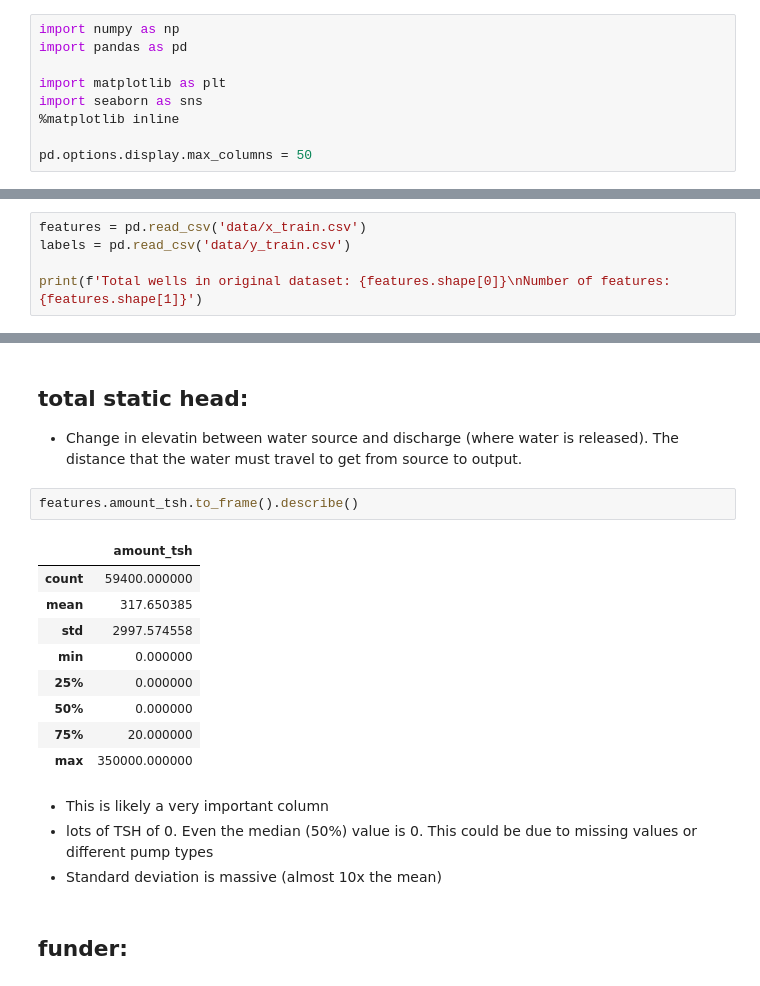
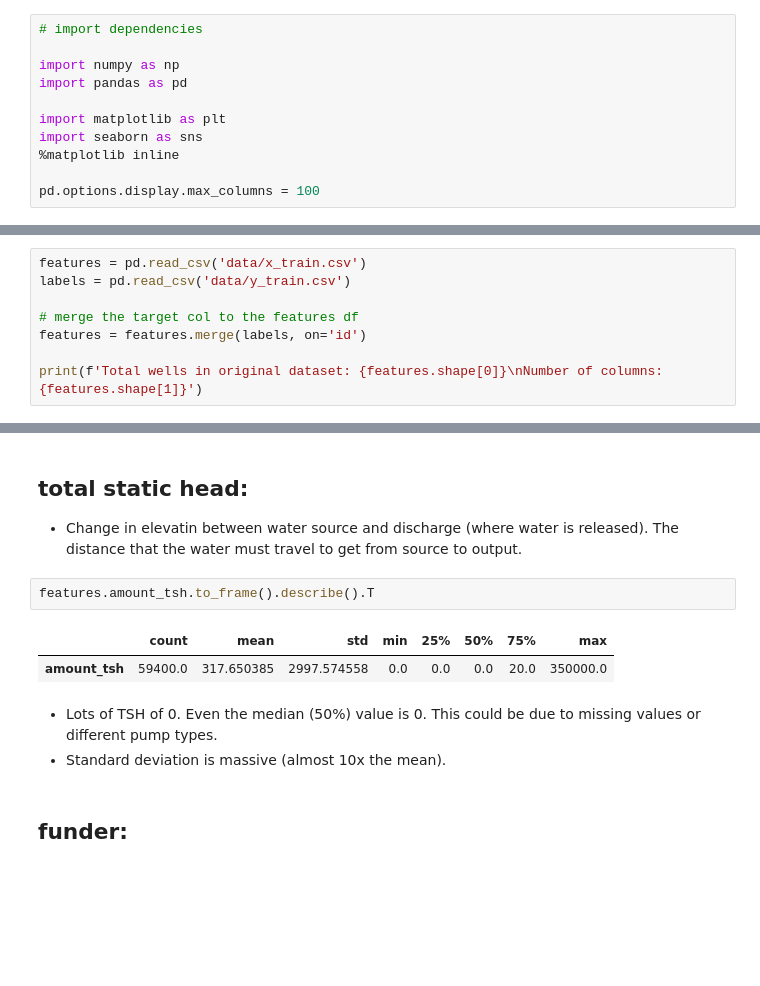
Before and after one commit to heefjones/quenching_tanzania, a Jupyter notebook: cleaning.ipynb, the cells around one changed output, grey strips where cells are left out. Saved outputs shown, nothing was run; the diff lists cells and outputs as text; blank space fills up the shorter version.

```diff
--- a/cleaning.ipynb
+++ b/cleaning.ipynb
@@ -2,6 +2,8 @@
 # Clean dataset before injecting into pipeline
 - In this notebook, we analyze each individual column to determine the most useful features to include in the training of our final model
 # %%
+# import dependencies
+
 import numpy as np
 import pandas as pd
 
@@ -9,4 +11,4 @@ import matplotlib as plt
 import seaborn as sns
 %matplotlib inline
 
-pd.options.display.max_columns = 50
+pd.options.display.max_columns = 100
@@ -16,6 +21,9 @@ pd.options.display.max_columns = 50
 features = pd.read_csv('data/x_train.csv')
 labels = pd.read_csv('data/y_train.csv')
 
-print(f'Total wells in original dataset: {features.shape[0]}\nNumber of features: {features.shape[1]}')
+# merge the target col to the features df
+features = features.merge(labels, on='id')
+
+print(f'Total wells in original dataset: {features.shape[0]}\nNumber of columns: {features.shape[1]}')
 # %% [output]
 Total wells in original dataset: 59400
@@ -120,21 +110,13 @@ features.head()
 ## total static head:
 - Change in elevatin between water source and discharge (where water is released). The distance that the water must travel to get from source to output.
 # %%
-features.amount_tsh.to_frame().describe()
+features.amount_tsh.to_frame().describe().T
 # %% [output]
-|  | amount_tsh |
-| count | 59400.000000 |
-| mean | 317.650385 |
-| std | 2997.574558 |
-| min | 0.000000 |
-| 25% | 0.000000 |
-| 50% | 0.000000 |
-| 75% | 20.000000 |
-| max | 350000.000000 |
+|  | count | mean | std | min | 25% | 50% | 75% | max |
+| amount_tsh | 59400.0 | 317.650385 | 2997.574558 | 0.0 | 0.0 | 0.0 | 20.0 | 350000.0 |
 # %% [markdown]
-- This is likely a very important column
-- lots of TSH of 0. Even the median (50%) value is 0. This could be due to missing values or different pump types
-- Standard deviation is massive (almost 10x the mean)
+- Lots of TSH of 0. Even the median (50%) value is 0. This could be due to missing values or different pump types.
+- Standard deviation is massive (almost 10x the mean).
 # %% [markdown]
 ## funder:
 # %%
```
Also changed, not shown: parts of 146 cells of this notebook, 5 other files.
